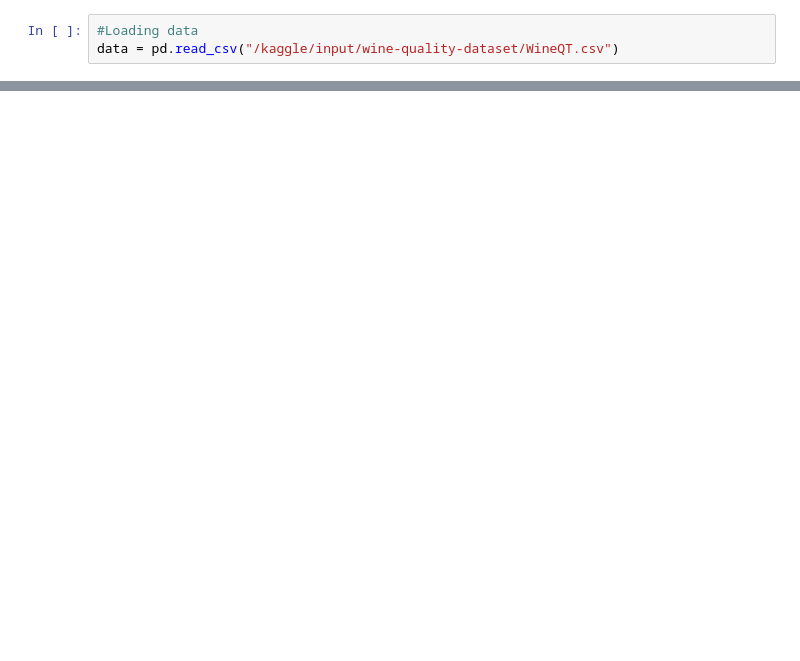
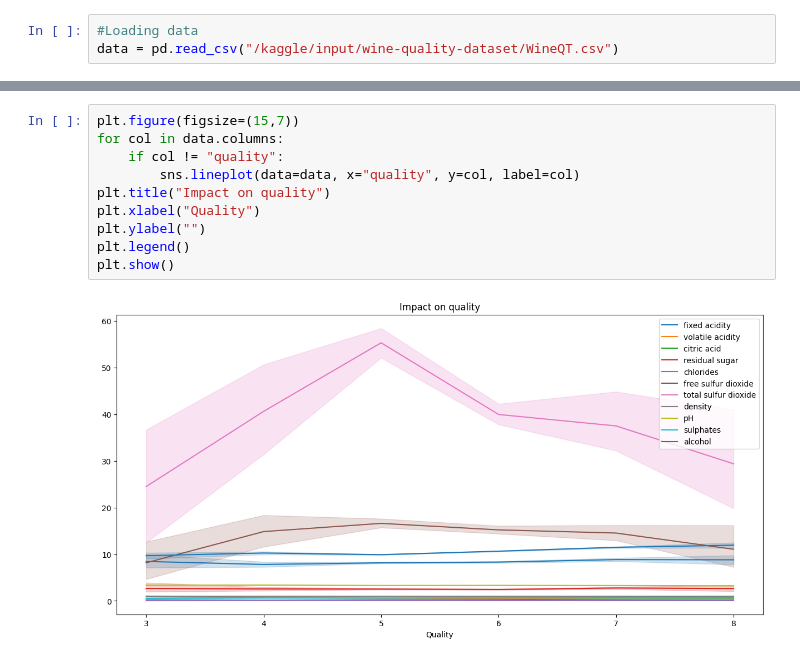
Before and after one commit to harryypham/MyMLPractice, a Jupyter notebook: practice/wine-quality.ipynb, the cells around one changed output, grey strips where cells are left out. Cells and saved outputs as stored; diff of their text form; blank space fills up the shorter version.

```diff
--- a/practice/wine-quality.ipynb
+++ b/practice/wine-quality.ipynb
@@ -32,0 +73,12 @@ import matplotlib.pyplot as plt
+# %%
+plt.figure(figsize=(15,7))
+for col in data.columns:
+    if col != "quality":
+        sns.lineplot(data=data, x="quality", y=col, label=col)
+plt.title("Impact on quality")
+plt.xlabel("Quality")
+plt.ylabel("")
+plt.legend()
+plt.show()
+# %% [output]
+[figure, added]
```
Also changed, not shown: parts of 14 cells of this notebook.
